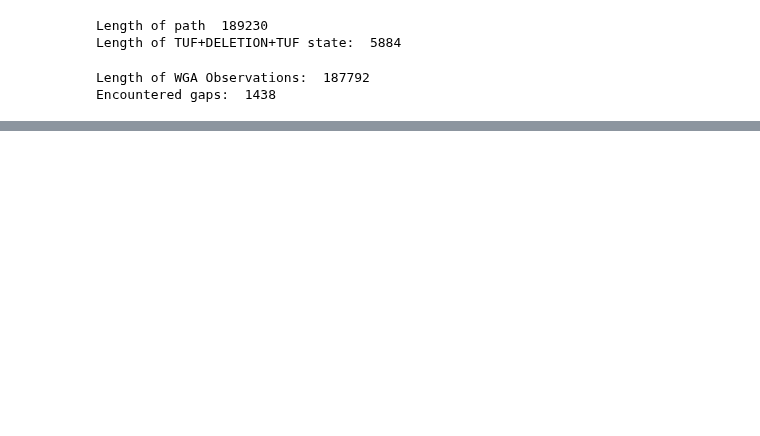
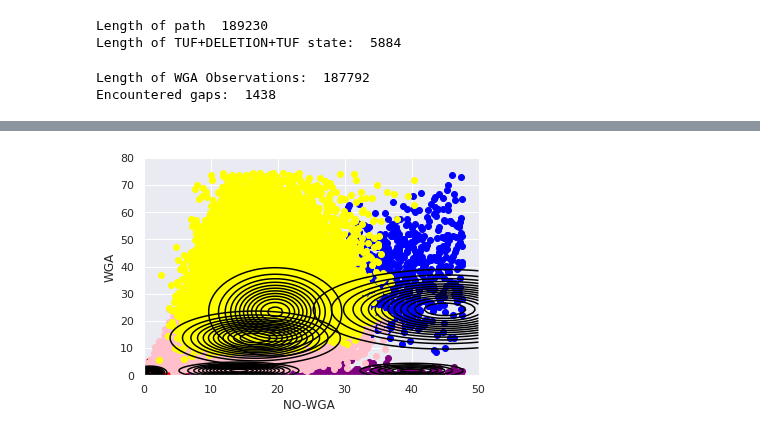
Before and after one commit to pockerman/hidden_markov_modeling, a Jupyter notebook: stories/story_15.ipynb, the cells around one changed output, grey strips where cells are left out. Drawn from its saved outputs; the diff is of its cells as text; code cells hidden in the pictures; blank space fills up the shorter version.

```diff
--- a/stories/story_15.ipynb
+++ b/stories/story_15.ipynb
@@ -539,16 +477,0 @@ There should be 721 gaps
-# %%
-wga_obs = []
-no_wga_obs = []
-no_gaps_obs = []
-
-for obs in observations:
-
-    # do not account for gaps
-    if obs != (-999.0, -999.0):
-        wga_obs.append(obs[0])
-        no_wga_obs.append(obs[1])
-        no_gaps_obs.append((obs[1], obs[0]))
-
-print("Length of WGA Observations: ", len(wga_obs))
-print("Encountered gaps: ", len(observations) - len(wga_obs))
-nbins = 80
@@ -618,0 +478,52 @@ HMM labels color:  {'black': [5, 6166], 'blue': [1, 47798], 'yellow': [3, 168],
+# %%
+obs_state = {}
+
+for state in hmm_states_to_labels:
+    obs_state[state] = []
+
+for i, obs in enumerate(observations):
+        if obs != (-999.0, -999.0):
+            viterbi_state = sequence_viterbi_state[i][1]
+            obs_state[viterbi_state].append(obs)
+
+states = hmm_model.states
+
+state_vars = {}
+
+for state in states:
+
+    if state.name in hmm_states_to_labels:
+
+        print("State: ", state.name)
+
+        if state.distribution.name == "MultivariateGaussianDistribution":
+            print(state.distribution.parameters)
+
+            state_vars[state.name] = state.distribution.parameters
+
+        elif state.name == 'TUF':
+
+            state_vars[state.name] = {}
+
+            for i, comp in enumerate(state.distribution.distributions):
+                state_vars[state.name]["comp"+str(i)] = comp.parameters
+                print(comp.parameters)
+            weights = state.distribution.weights
+            print("Weights found: ", weights)
+            state_vars[state.name]["weights"] = np.exp(weights)
+            print("Weights: ", state_vars[state.name]["weights"])
+
+
+state_colors={'TUF':"purple", "Deletion":"red",
+                'Duplication':"blue", "Normal-I":"pink",
+                "Normal-II":"yellow"}
+
+state_min_max = {'TUF':{'min_x': 0.0, 'max_x':50.0, 'min_y': 0.0, 'max_y':10.0},
+                 'Deletion':{'min_x': 0.0, 'max_x':10.0, 'min_y': 0.0, 'max_y':10.0},
+                 'Normal-II':{'min_x': 0.0, 'max_x':45.0, 'min_y': 0.0, 'max_y':80.0},
+                 'Normal-I':{'min_x': 0.0, 'max_x':40.0, 'min_y': 0.0, 'max_y':30.0},
+                 'Duplication':{'min_x': 15.0, 'max_x':50.0, 'min_y': 5.0, 'max_y':80.0}}
+
+plot_hmm_cluster_contours(state_colors=state_colors, state_vars=state_vars,
+                          obs_state=obs_state, nbins=80, ncontours=14, state_min_max=state_min_max)
+# %% [output]
@@ -618,0 +543 @@ HMM labels color:  {'black': [5, 6166], 'blue': [1, 47798], 'yellow': [3, 168],
+[figure, added]
```
Also changed, not shown: parts of 20 cells of this notebook, 1 other file.
